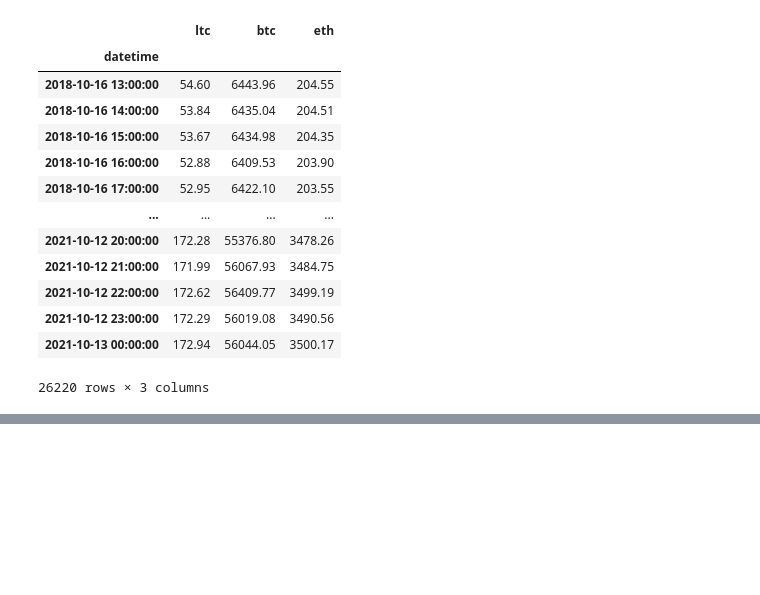
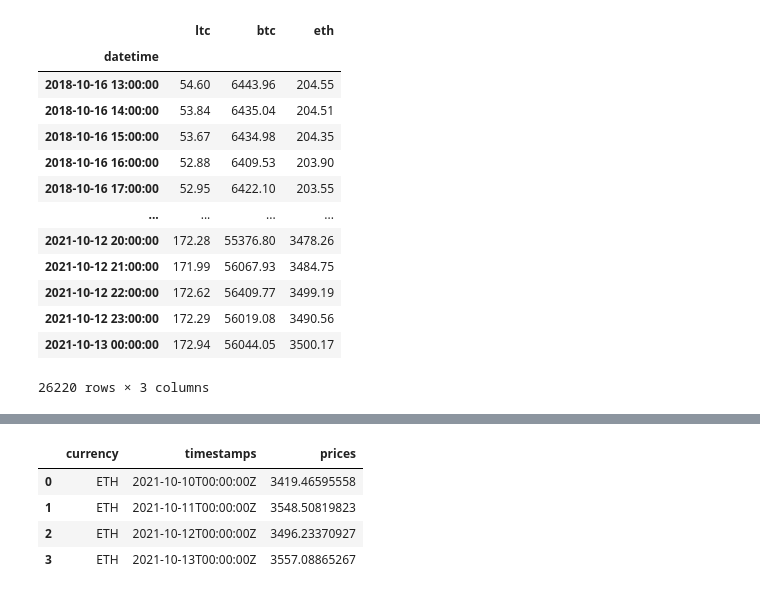
Before and after one commit to terrancemcgee/Stock-forecasts-dashboard, a Jupyter notebook: Preprocessing.ipynb, the cells around one changed output, grey strips where cells are left out. Cells and saved outputs as stored; diff of their text form; code cells hidden in the pictures; blank space fills up the shorter version.

```diff
--- a/Preprocessing.ipynb
+++ b/Preprocessing.ipynb
@@ -95,0 +108,4 @@ fig.show()
+# %%
+import datetime
+n = datetime.datetime.now(datetime.timezone.utc) - datetime.timedelta(4,5,6)
+start=n.isoformat()
@@ -95,0 +127,3 @@ fig.show()
+# %%
+import requests
+response = requests.get(request_url).json()
@@ -95,0 +151,9 @@ fig.show()
+# %%
+response_df=pd.DataFrame.from_dict(response[1])
+response_df
+# %% [output]
+|  | currency | timestamps | prices |
+| 0 | ETH | 2021-10-10T00:00:00Z | 3419.46595558 |
+| 1 | ETH | 2021-10-11T00:00:00Z | 3548.50819823 |
+| 2 | ETH | 2021-10-12T00:00:00Z | 3496.23370927 |
+| 3 | ETH | 2021-10-13T00:00:00Z | 3557.08865267 |
```
Also changed, not shown: parts of 8 cells of this notebook, 11 other files.
